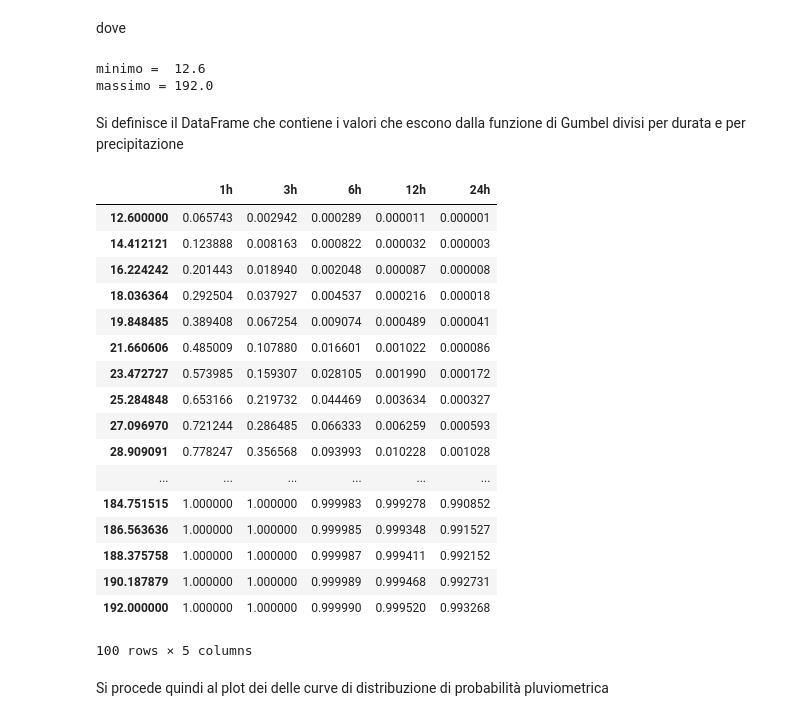
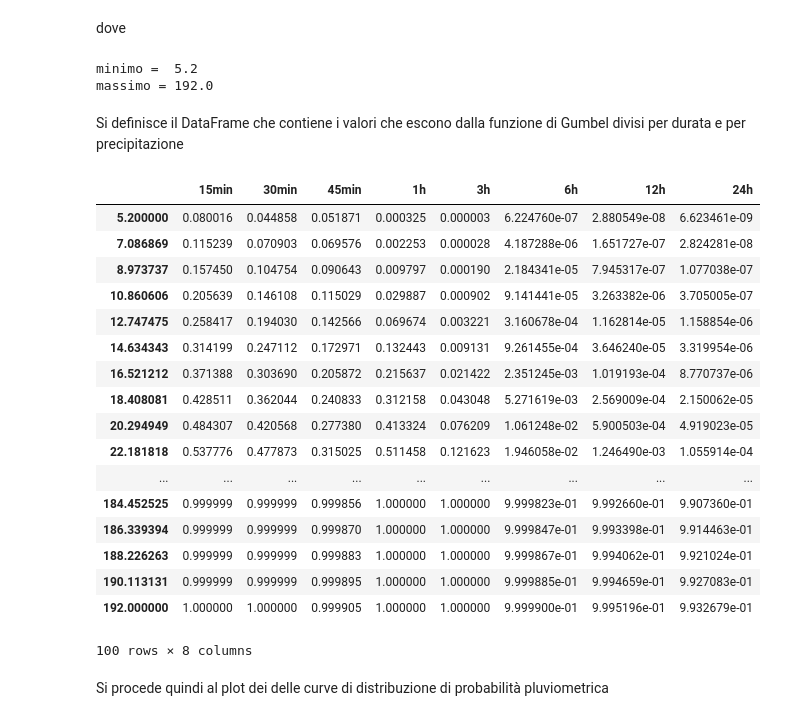
Before and after one commit to akaanzo/rainfall-analysis, a Jupyter notebook: esercitazione/lsCenta.ipynb, the cells around one changed output. Drawn from its saved outputs; the diff is of its cells as text; code cells hidden in the pictures.

```diff
--- a/esercitazione/lsCenta.ipynb
+++ b/esercitazione/lsCenta.ipynb
@@ -216,46 +254,42 @@ t_rain = np.linspace(data.min()['1h'], data.max()['24h'], 100)
 # %% [markdown]
 dove
 # %%
-print ('minimo = ', data.min()['1h'])
+print ('minimo = ', data.min()['15min'])
 print ('massimo =', data.max()['24h'])
 # %% [output]
-minimo =  12.6
+minimo =  5.2
 massimo = 192.0
 # %% [markdown]
 Si definisce il DataFrame che contiene i valori che escono dalla funzione di Gumbel divisi per durata e per precipitazione
-# %%
-gb = pd.DataFrame([
-    gumbel(t_rain, abs_ls, '1h'),
-    gumbel(t_rain, abs_ls, '3h'),
-    gumbel(t_rain, abs_ls, '6h'),
-    gumbel(t_rain, abs_ls, '12h'),
-    gumbel(t_rain, abs_ls, '24h')
-]).T
-#------------------------indice-----------------------
-gb.index = t_rain
-#------------------------colonne----------------------
-gb.columns = ['1h', '3h', '6h', '12h', '24h']
-#-----------------------------------------------------
-gb
-# %% [output]
-|  | 1h | 3h | 6h | 12h | 24h |
-| 12.600000 | 0.065743 | 0.002942 | 0.000289 | 0.000011 | 0.000001 |
-| 14.412121 | 0.123888 | 0.008163 | 0.000822 | 0.000032 | 0.000003 |
-| 16.224242 | 0.201443 | 0.018940 | 0.002048 | 0.000087 | 0.000008 |
-| 18.036364 | 0.292504 | 0.037927 | 0.004537 | 0.000216 | 0.000018 |
-| 19.848485 | 0.389408 | 0.067254 | 0.009074 | 0.000489 | 0.000041 |
-| 21.660606 | 0.485009 | 0.107880 | 0.016601 | 0.001022 | 0.000086 |
-| 23.472727 | 0.573985 | 0.159307 | 0.028105 | 0.001990 | 0.000172 |
-| 25.284848 | 0.653166 | 0.219732 | 0.044469 | 0.003634 | 0.000327 |
-| 27.096970 | 0.721244 | 0.286485 | 0.066333 | 0.006259 | 0.000593 |
-| 28.909091 | 0.778247 | 0.356568 | 0.093993 | 0.010228 | 0.001028 |
-| ... | ... | ... | ... | ... | ... |
-| 184.751515 | 1.000000 | 1.000000 | 0.999983 | 0.999278 | 0.990852 |
-| 186.563636 | 1.000000 | 1.000000 | 0.999985 | 0.999348 | 0.991527 |
-| 188.375758 | 1.000000 | 1.000000 | 0.999987 | 0.999411 | 0.992152 |
-| 190.187879 | 1.000000 | 1.000000 | 0.999989 | 0.999468 | 0.992731 |
-| 192.000000 | 1.000000 | 1.000000 | 0.999990 | 0.999520 | 0.993268 |
-100 rows × 5 columns
+# %%
+teta = []
+for h in data.columns:
+        teta = teta + [gumbel(t_rain, abs_ls, h)]
+
+gb = pd.DataFrame(teta, index = ['15min', '30min', '45min', '1h', '3h', '6h', '12h', '24h'], columns = t_rain
+).T #Trasposta
+
+#------------------------------------------
+gb
+# %% [output]
+|  | 15min | 30min | 45min | 1h | 3h | 6h | 12h | 24h |
+| 5.200000 | 0.080016 | 0.044858 | 0.051871 | 0.000325 | 0.000003 | 6.224760e-07 | 2.880549e-08 | 6.623461e-09 |
+| 7.086869 | 0.115239 | 0.070903 | 0.069576 | 0.002253 | 0.000028 | 4.187288e-06 | 1.651727e-07 | 2.824281e-08 |
+| 8.973737 | 0.157450 | 0.104754 | 0.090643 | 0.009797 | 0.000190 | 2.184341e-05 | 7.945317e-07 | 1.077038e-07 |
+| 10.860606 | 0.205639 | 0.146108 | 0.115029 | 0.029887 | 0.000902 | 9.141441e-05 | 3.263382e-06 | 3.705005e-07 |
+| 12.747475 | 0.258417 | 0.194030 | 0.142566 | 0.069674 | 0.003221 | 3.160678e-04 | 1.162814e-05 | 1.158854e-06 |
+| 14.634343 | 0.314199 | 0.247112 | 0.172971 | 0.132443 | 0.009131 | 9.261455e-04 | 3.646240e-05 | 3.319954e-06 |
+| 16.521212 | 0.371388 | 0.303690 | 0.205872 | 0.215637 | 0.021422 | 2.351245e-03 | 1.019193e-04 | 8.770737e-06 |
+| 18.408081 | 0.428511 | 0.362044 | 0.240833 | 0.312158 | 0.043048 | 5.271619e-03 | 2.569009e-04 | 2.150062e-05 |
+| 20.294949 | 0.484307 | 0.420568 | 0.277380 | 0.413324 | 0.076209 | 1.061248e-02 | 5.900503e-04 | 4.919023e-05 |
+| 22.181818 | 0.537776 | 0.477873 | 0.315025 | 0.511458 | 0.121623 | 1.946058e-02 | 1.246490e-03 | 1.055914e-04 |
+| ... | ... | ... | ... | ... | ... | ... | ... | ... |
+| 184.452525 | 0.999999 | 0.999999 | 0.999856 | 1.000000 | 1.000000 | 9.999823e-01 | 9.992660e-01 | 9.907360e-01 |
+| 186.339394 | 0.999999 | 0.999999 | 0.999870 | 1.000000 | 1.000000 | 9.999847e-01 | 9.993398e-01 | 9.914463e-01 |
+| 188.226263 | 0.999999 | 0.999999 | 0.999883 | 1.000000 | 1.000000 | 9.999867e-01 | 9.994062e-01 | 9.921024e-01 |
+| 190.113131 | 0.999999 | 0.999999 | 0.999895 | 1.000000 | 1.000000 | 9.999885e-01 | 9.994659e-01 | 9.927083e-01 |
+| 192.000000 | 1.000000 | 1.000000 | 0.999905 | 1.000000 | 1.000000 | 9.999900e-01 | 9.995196e-01 | 9.932679e-01 |
+100 rows × 8 columns
 # %% [markdown]
 Si procede quindi al plot dei delle curve di distribuzione di probabilità pluviometrica
 # %%
```
Also changed, not shown: parts of 21 cells of this notebook, 13 other files.
